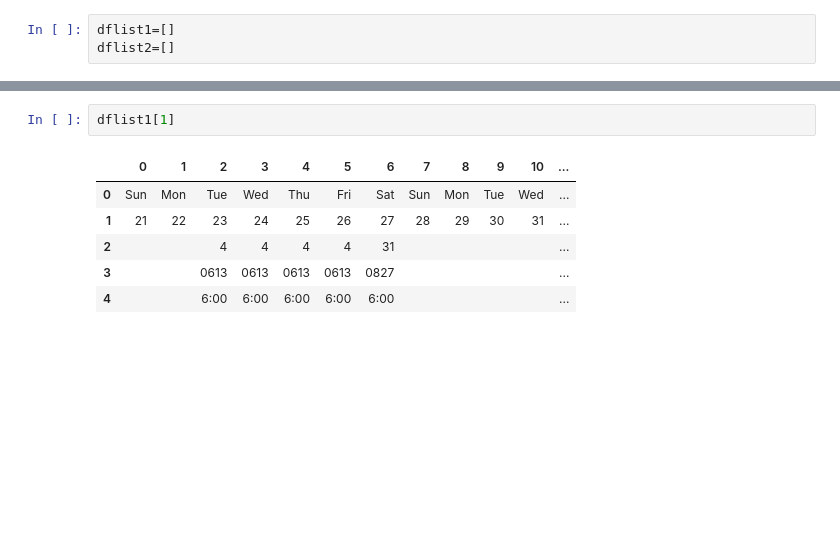
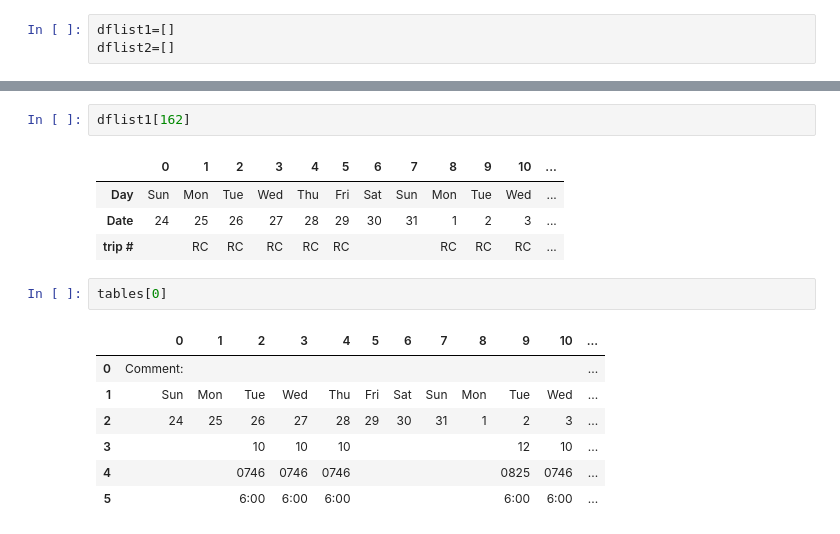
Before and after one commit to AstroPhysX/UPS-project, a Jupyter notebook: Program/Dev.ipynb, the cells around one changed output, grey strips where cells are left out. Drawn from its saved outputs; the diff is of its cells as text; blank space fills up the shorter version.

```diff
--- a/Program/Dev.ipynb
+++ b/Program/Dev.ipynb
@@ -55,9 +89,17 @@ dflist1[0]
 # %%
-dflist1[1]
+dflist1[162]
 # %% [output]
 |  | 0 | 1 | 2 | 3 | 4 | 5 | 6 | 7 | 8 | 9 | 10 | ... |
-| 0 | Sun | Mon | Tue | Wed | Thu | Fri | Sat | Sun | Mon | Tue | Wed | ... |
-| 1 | 21 | 22 | 23 | 24 | 25 | 26 | 27 | 28 | 29 | 30 | 31 | ... |
-| 2 |  |  | 4 | 4 | 4 | 4 | 31 |  |  |  |  | ... |
-| 3 |  |  | 0613 | 0613 | 0613 | 0613 | 0827 |  |  |  |  | ... |
-| 4 |  |  | 6:00 | 6:00 | 6:00 | 6:00 | 6:00 |  |  |  |  | ... |
+| Day | Sun | Mon | Tue | Wed | Thu | Fri | Sat | Sun | Mon | Tue | Wed | ... |
+| Date | 24 | 25 | 26 | 27 | 28 | 29 | 30 | 31 | 1 | 2 | 3 | ... |
+| trip # |  | RC | RC | RC | RC | RC |  |  | RC | RC | RC | ... |
+# %%
+tables[0]
+# %% [output]
+|  | 0 | 1 | 2 | 3 | 4 | 5 | 6 | 7 | 8 | 9 | 10 | ... |
+| 0 | Comment: |  |  |  |  |  |  |  |  |  |  | ... |
+| 1 | Sun | Mon | Tue | Wed | Thu | Fri | Sat | Sun | Mon | Tue | Wed | ... |
+| 2 | 24 | 25 | 26 | 27 | 28 | 29 | 30 | 31 | 1 | 2 | 3 | ... |
+| 3 |  |  | 10 | 10 | 10 |  |  |  |  | 12 | 10 | ... |
+| 4 |  |  | 0746 | 0746 | 0746 |  |  |  |  | 0825 | 0746 | ... |
+| 5 |  |  | 6:00 | 6:00 | 6:00 |  |  |  |  | 6:00 | 6:00 | ... |
```
Also changed, not shown: parts of 26 cells of this notebook, 3 other files.
